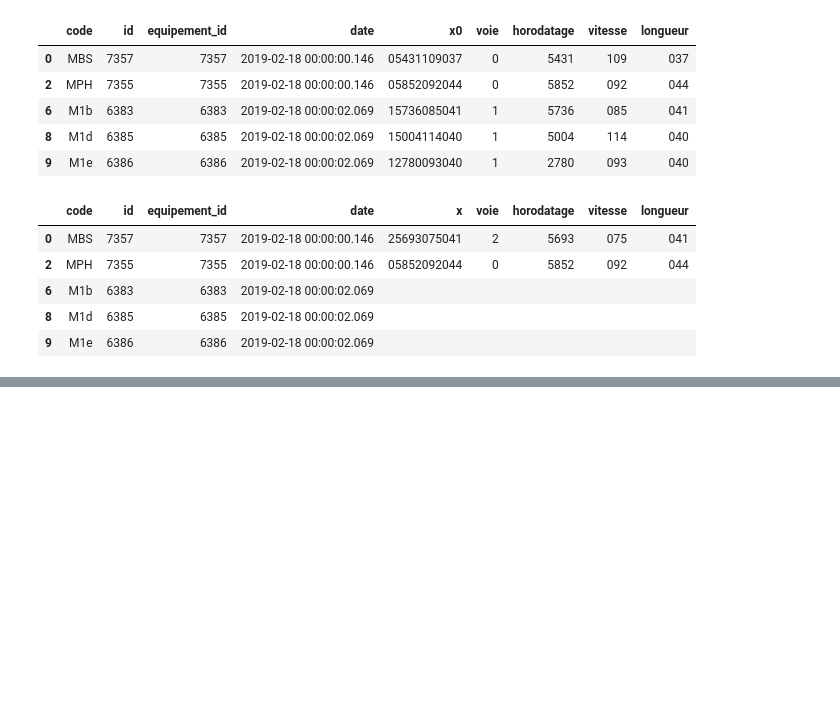
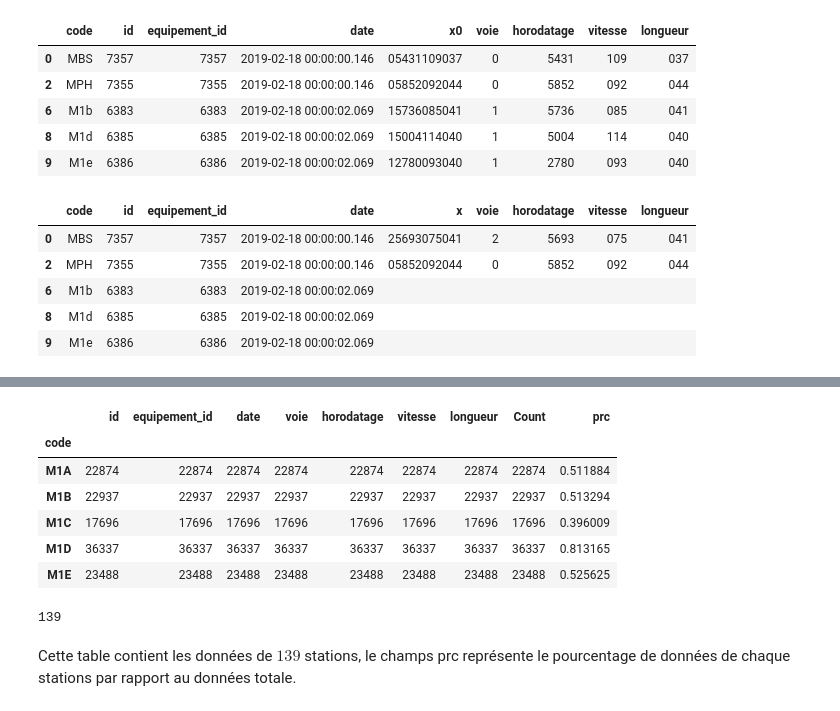
Before and after one commit to Oumayma13/Data_5sc, a Jupyter notebook: 10-05-2019.ipynb, the cells around one changed output, grey strips where cells are left out. Saved outputs shown, nothing was run; the diff lists cells and outputs as text; code cells hidden in the pictures; blank space fills up the shorter version.

```diff
--- a/10-05-2019.ipynb
+++ b/10-05-2019.ipynb
@@ -212,3 +203,6 @@ df.to_csv('df_5sc_to.csv', index = False, encoding = 'utf-8')
  https://github.com/Oumayma13/Data_5sc
 
  Sous le nom de 'df_5sc_to'.
+# %%
+# On ajoute une colonne Count pour compter le nombre de caractère de la station.
+df['Count'] = df['code'].str.len()
@@ -214,0 +231,2 @@ df.to_csv('df_5sc_to.csv', index = False, encoding = 'utf-8')
+# %%
+dff = df.groupby("code").count()
@@ -214,0 +243,17 @@ df.to_csv('df_5sc_to.csv', index = False, encoding = 'utf-8')
+# %%
+dff['prc'] = 100 * dff["id"]/len(df)
+dff.head()
+# %% [output]
+|  | id | equipement_id | date | voie | horodatage | vitesse | longueur | Count | prc |
+| code |  |  |  |  |  |  |  |  |  |
+| M1A | 22874 | 22874 | 22874 | 22874 | 22874 | 22874 | 22874 | 22874 | 0.511884 |
+| M1B | 22937 | 22937 | 22937 | 22937 | 22937 | 22937 | 22937 | 22937 | 0.513294 |
+| M1C | 17696 | 17696 | 17696 | 17696 | 17696 | 17696 | 17696 | 17696 | 0.396009 |
+| M1D | 36337 | 36337 | 36337 | 36337 | 36337 | 36337 | 36337 | 36337 | 0.813165 |
+| M1E | 23488 | 23488 | 23488 | 23488 | 23488 | 23488 | 23488 | 23488 | 0.525625 |
+# %%
+len(dff)
+# %% [output]
+139
+# %% [markdown]
+Cette table contient les données de $139$ stations, le champs prc représente le pourcentage de données de chaque stations par rapport au données totale.
```
Also changed, not shown: parts of 11 cells of this notebook.
